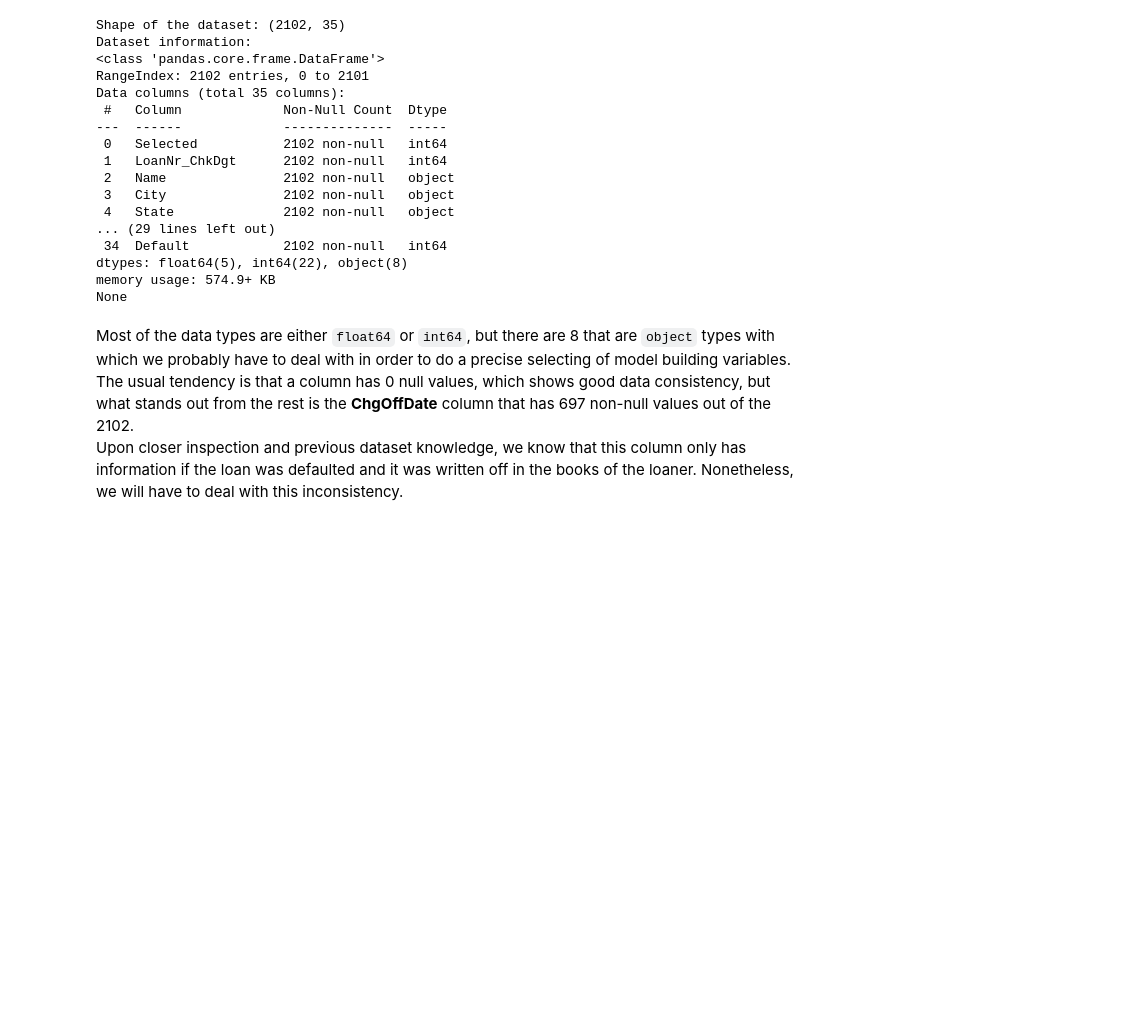
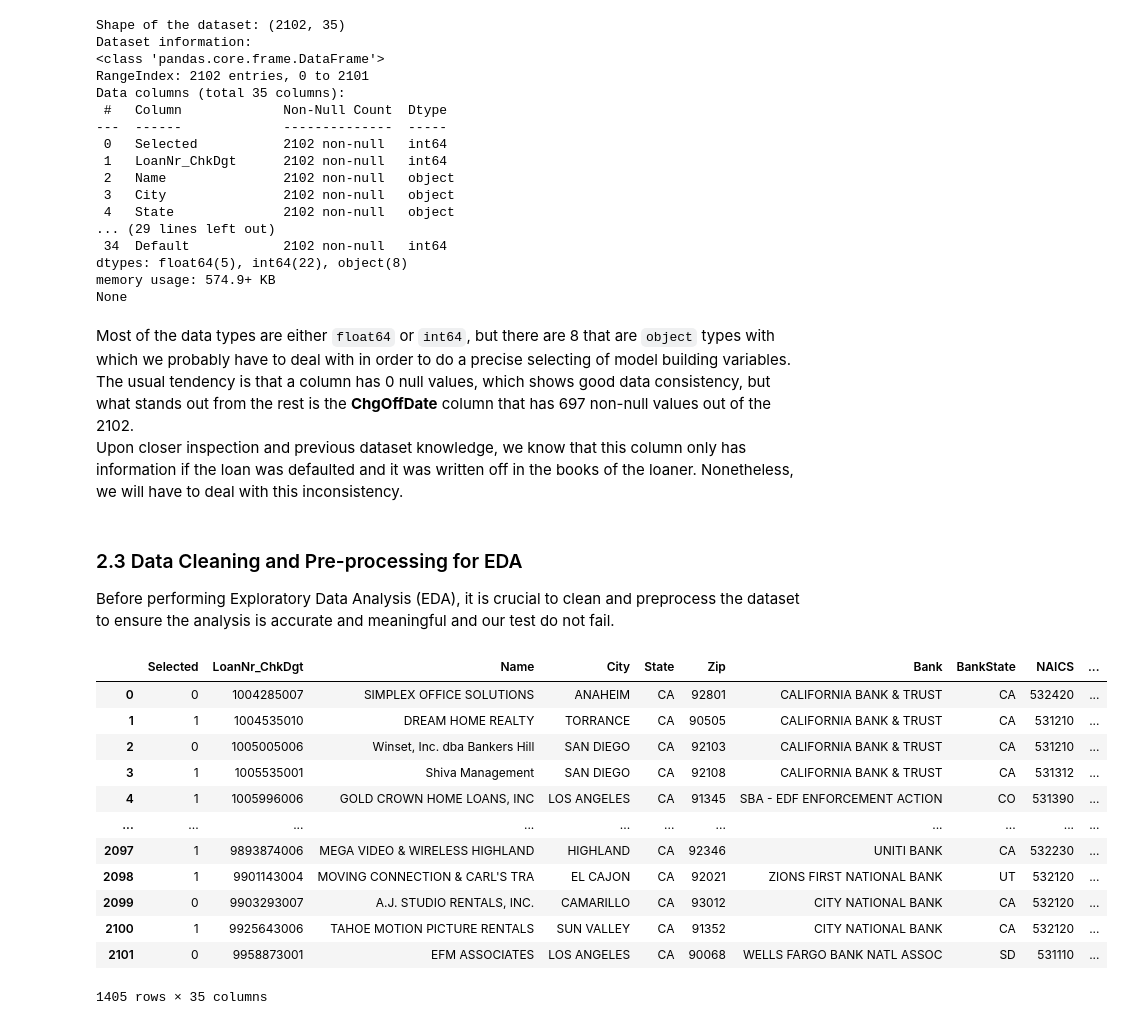
Before and after one commit to MrBigJupiter/sba-loan-default-prediction_project, a Jupyter notebook: notebooks/loan_default_log_reg.ipynb, the cells around one changed output. Cells and saved outputs as stored; diff of their text form; code cells hidden in the pictures; blank space fills up the shorter version.

```diff
--- a/notebooks/loan_default_log_reg.ipynb
+++ b/notebooks/loan_default_log_reg.ipynb
@@ -115,3 +117,23 @@ None
 Most of the data types are either `float64` or `int64`, but there are 8 that are `object` types with which we probably have to deal with in order to do a precise selecting of model building variables.<br>
 The usual tendency is that a column has 0 null values, which shows good data consistency, but what stands out from the rest is the **ChgOffDate** column that has 697 non-null values out of the 2102. <br>
 Upon closer inspection and previous dataset knowledge, we know that this column only has information if the loan was defaulted and it was written off in the books of the loaner. Nonetheless, we will have to deal with this inconsistency.
+# %% [markdown]
+### 2.3 Data Cleaning and Pre-processing for EDA
+
+Before performing Exploratory Data Analysis (EDA), it is crucial to clean and preprocess the dataset to ensure the analysis is accurate and meaningful and our test do not fail.
+# %%
+test_df[test_df['ChgOffDate'].isna()]
+# %% [output]
+|  | Selected | LoanNr_ChkDgt | Name | City | State | Zip | Bank | BankState | NAICS | ... |
+| 0 | 0 | 1004285007 | SIMPLEX OFFICE SOLUTIONS | ANAHEIM | CA | 92801 | CALIFORNIA BANK & TRUST | CA | 532420 | ... |
+| 1 | 1 | 1004535010 | DREAM HOME REALTY | TORRANCE | CA | 90505 | CALIFORNIA BANK & TRUST | CA | 531210 | ... |
+| 2 | 0 | 1005005006 | Winset, Inc. dba Bankers Hill | SAN DIEGO | CA | 92103 | CALIFORNIA BANK & TRUST | CA | 531210 | ... |
+| 3 | 1 | 1005535001 | Shiva Management | SAN DIEGO | CA | 92108 | CALIFORNIA BANK & TRUST | CA | 531312 | ... |
+| 4 | 1 | 1005996006 | GOLD CROWN HOME LOANS, INC | LOS ANGELES | CA | 91345 | SBA - EDF ENFORCEMENT ACTION | CO | 531390 | ... |
+| ... | ... | ... | ... | ... | ... | ... | ... | ... | ... | ... |
+| 2097 | 1 | 9893874006 | MEGA VIDEO & WIRELESS HIGHLAND | HIGHLAND | CA | 92346 | UNITI BANK | CA | 532230 | ... |
+| 2098 | 1 | 9901143004 | MOVING CONNECTION & CARL'S TRA | EL CAJON | CA | 92021 | ZIONS FIRST NATIONAL BANK | UT | 532120 | ... |
+| 2099 | 0 | 9903293007 | A.J. STUDIO RENTALS, INC. | CAMARILLO | CA | 93012 | CITY NATIONAL BANK | CA | 532120 | ... |
+| 2100 | 1 | 9925643006 | TAHOE MOTION PICTURE RENTALS | SUN VALLEY | CA | 91352 | CITY NATIONAL BANK | CA | 532120 | ... |
+| 2101 | 0 | 9958873001 | EFM ASSOCIATES | LOS ANGELES | CA | 90068 | WELLS FARGO BANK NATL ASSOC | SD | 531110 | ... |
+1405 rows × 35 columns
```
Also changed, not shown: parts of 12 cells of this notebook.
